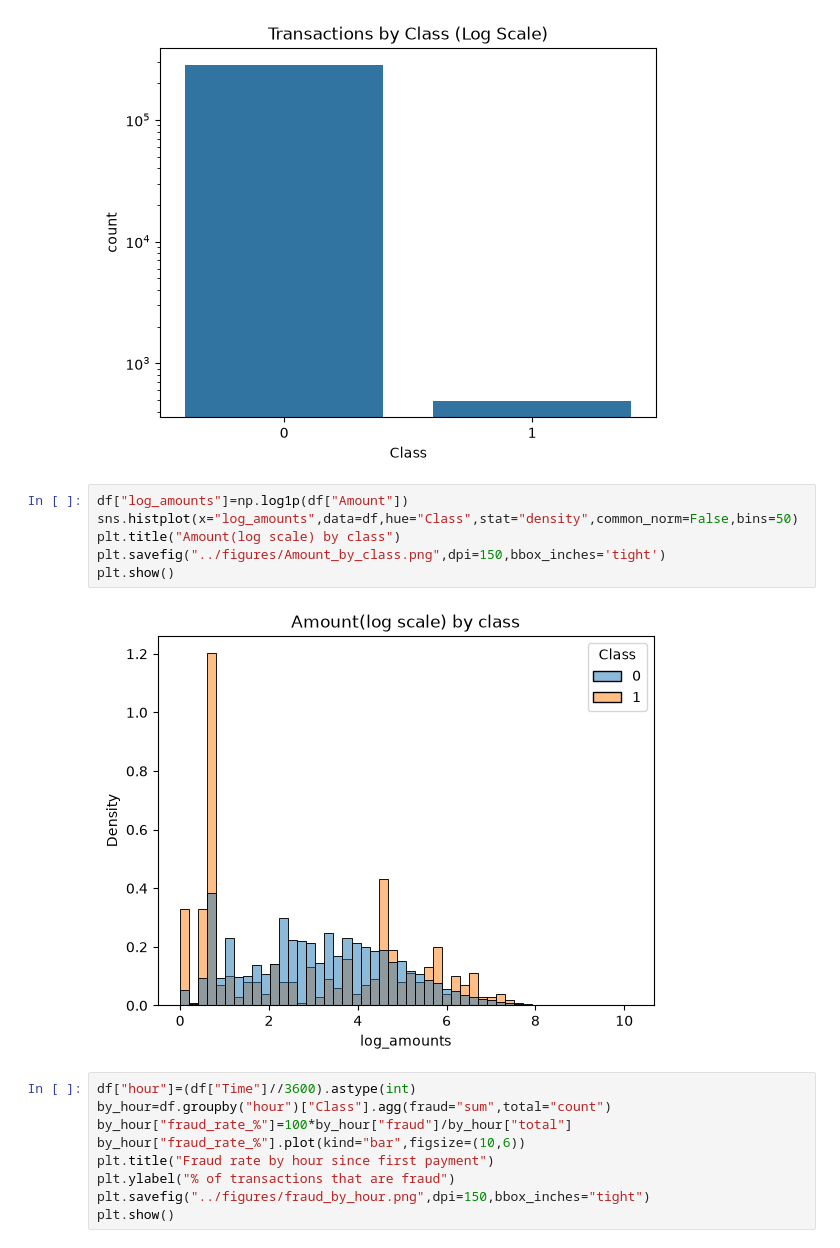
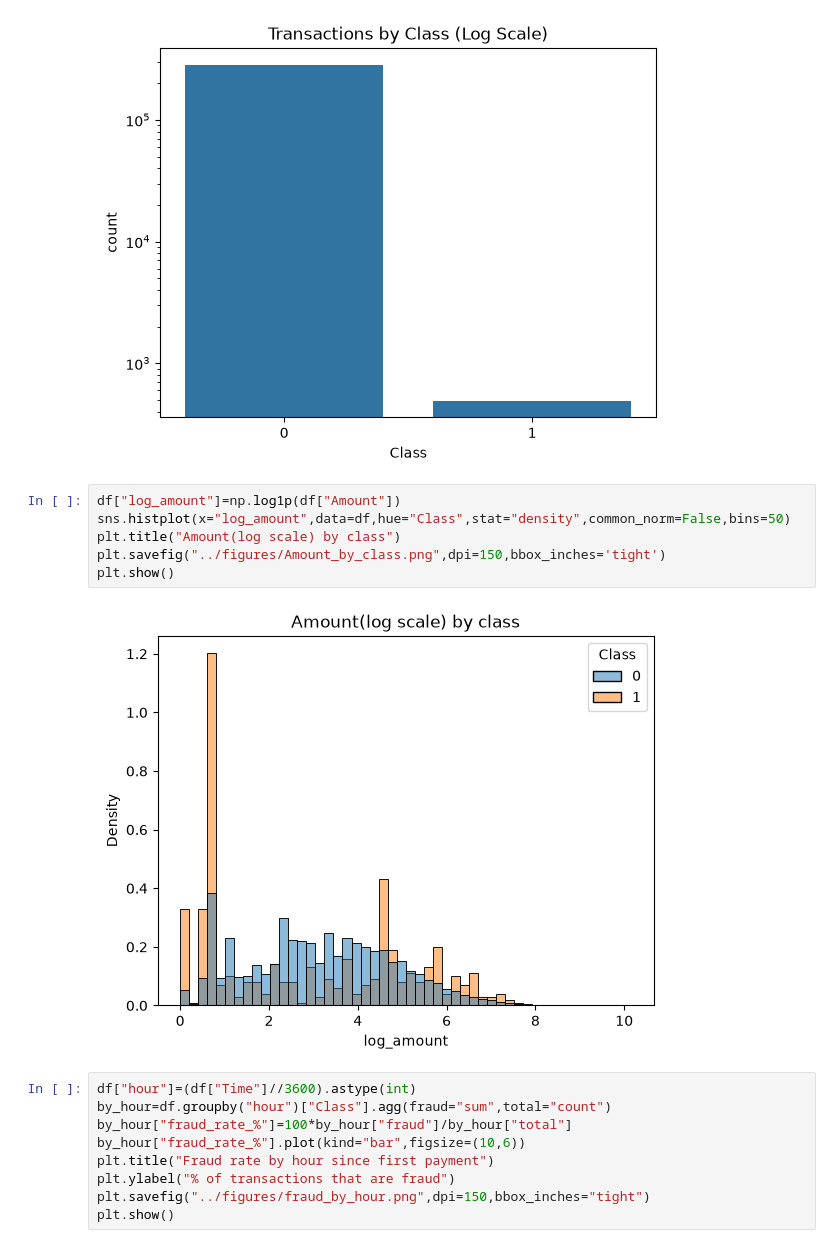
Before and after one commit to ninganagoudadhannur30-web/Card_Fruad_Detection, a Jupyter notebook: notebook/01_eda_and_baseline.ipynb, the cells around one changed output. Cells and saved outputs as stored; diff of their text form.

```diff
--- a/notebook/01_eda_and_baseline.ipynb
+++ b/notebook/01_eda_and_baseline.ipynb
@@ -13,13 +13,13 @@ plt.show()
 # %% [output]
 [figure]
 # %%
-df["log_amounts"]=np.log1p(df["Amount"])
-sns.histplot(x="log_amounts",data=df,hue="Class",stat="density",common_norm=False,bins=50)
+df["log_amount"]=np.log1p(df["Amount"])
+sns.histplot(x="log_amount",data=df,hue="Class",stat="density",common_norm=False,bins=50)
 plt.title("Amount(log scale) by class")
 plt.savefig("../figures/Amount_by_class.png",dpi=150,bbox_inches='tight')
 plt.show()
 # %% [output]
-[figure, old version]
+[figure, new version]
 # %%
 df["hour"]=(df["Time"]//3600).astype(int)
 by_hour=df.groupby("hour")["Class"].agg(fraud="sum",total="count")
```
Also changed, not shown: parts of 3 cells of this notebook, 1 other file.
